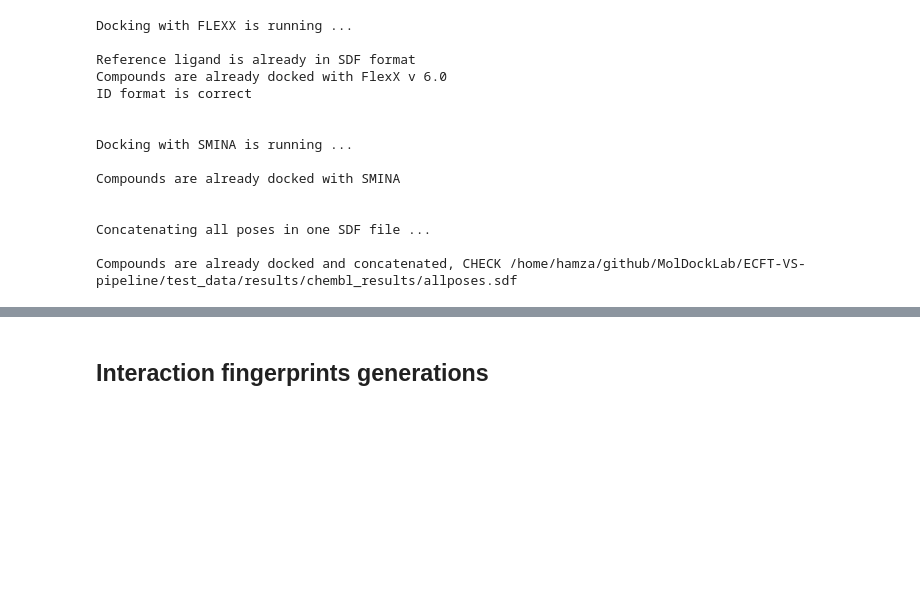
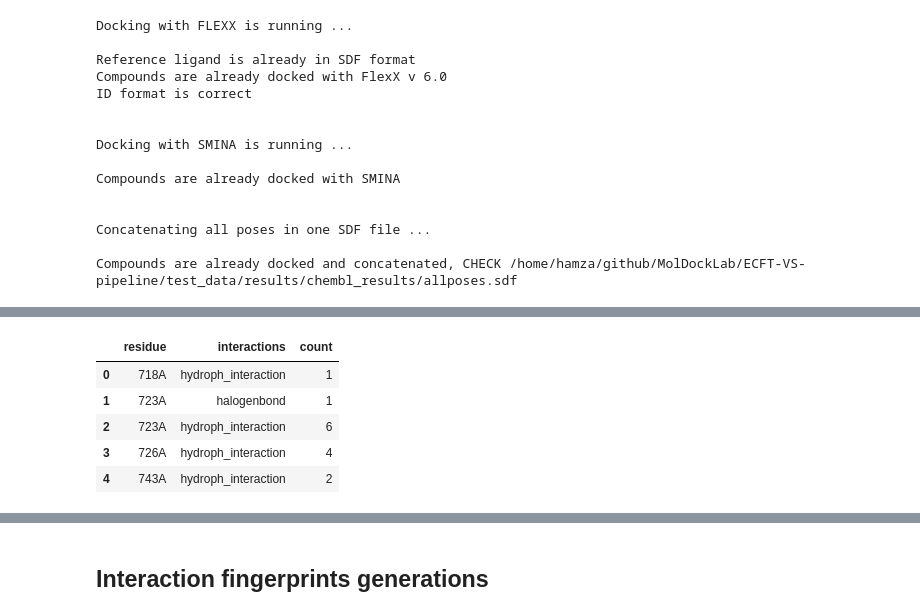
Before and after one commit to volkamerlab/MolDockLab, a Jupyter notebook: EGFR_pipeline.ipynb, the cells around one changed output, grey strips where cells are left out. Saved outputs shown, nothing was run; the diff lists cells and outputs as text; code cells hidden in the pictures; blank space fills up the shorter version.

```diff
--- a/EGFR_pipeline.ipynb
+++ b/EGFR_pipeline.ipynb
@@ -95,7 +85,7 @@ ligand_library = (DATA / ligand_library)
 ref_file = (DATA /  reference_ligand)
 
 
-OUTPUT = DATA / "results"
+OUTPUT = DATA / "results_8A27"
 OUTPUT.mkdir(exist_ok=True)
 # %% [markdown]
 ## Preprocess EGFR experimental data
@@ -801,0 +799,10 @@ fp_focused
+# %%
+aggregated_interx_fp = aggregate_interactions(mols_interx_fp)
+aggregated_interx_fp.head()
+# %% [output]
+|  | residue | interactions | count |
+| 0 | 718A | hydroph_interaction | 1 |
+| 1 | 723A | halogenbond | 1 |
+| 2 | 723A | hydroph_interaction | 6 |
+| 3 | 726A | hydroph_interaction | 4 |
+| 4 | 743A | hydroph_interaction | 2 |
```
Also changed, not shown: parts of 11 cells of this notebook, 1 other file.
